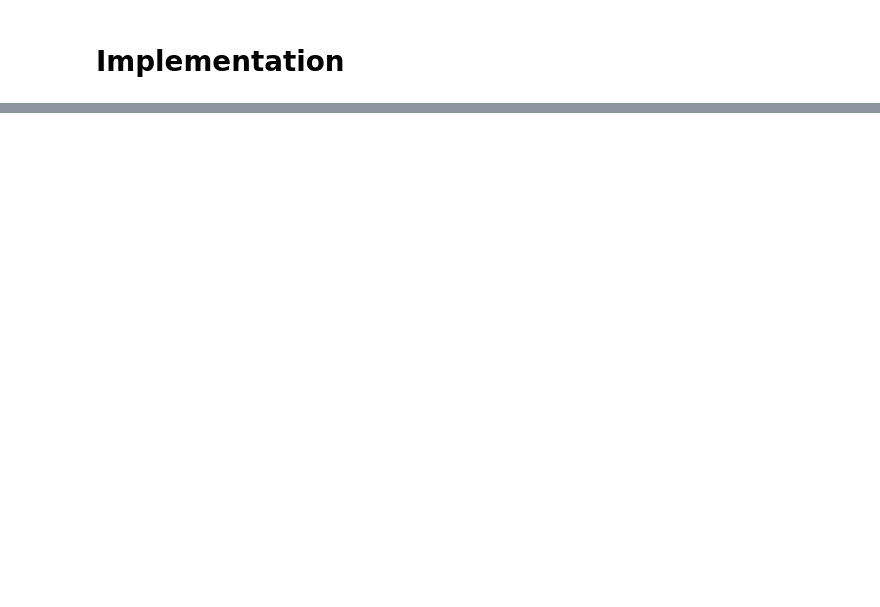
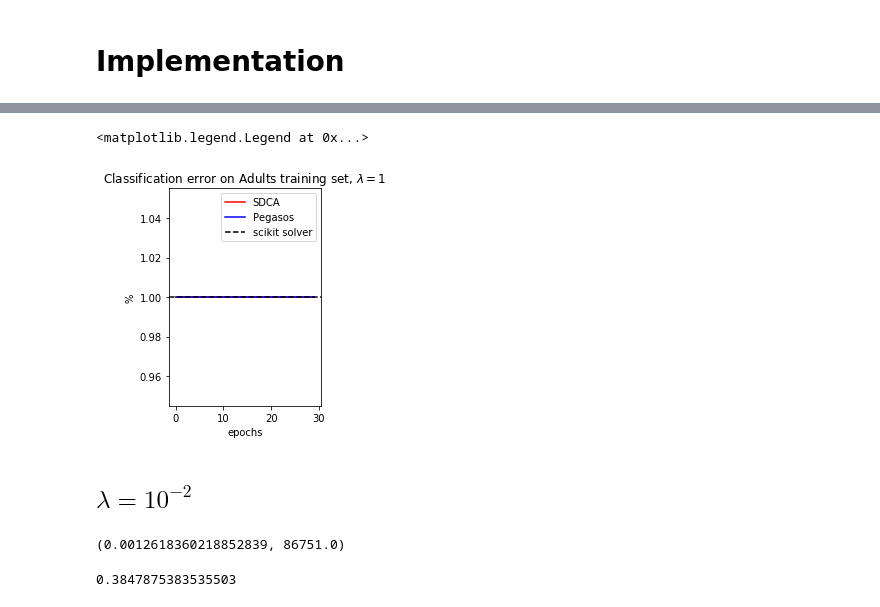
Before and after one commit to schechtman/SDCA, a Jupyter notebook: Untitled.ipynb, the cells around one changed output, grey strips where cells are left out. Cells and saved outputs as stored; diff of their text form; code cells hidden in the pictures; blank space fills up the shorter version.

```diff
--- a/Untitled.ipynb
+++ b/Untitled.ipynb
@@ -519,0 +237,14 @@ ValueError: x and y must have same first dimension, but have shapes (100,) and (
+# %%
+plt.subplot(122)
+plt.plot(np.array(C)[::10], c="r", label="SDCA")
+plt.plot(C_peg[::10], c="b", label="Pegasos")
+plt.axhline(y=C_train_scikit, color='black', linestyle='--', label="scikit solver")
+plt.xlabel("epochs")
+plt.ylabel("%")
+plt.title("Classification error on Adults training set, $\lambda = {}$".format(lmd))
+plt.legend()
+# %% [output]
+<matplotlib.legend.Legend at 0x...>
+[figure, added]
+# %% [markdown]
+## $\lambda=10^{-2}$
@@ -519,0 +259,17 @@ ValueError: x and y must have same first dimension, but have shapes (100,) and (
+# %%
+l = np.ceil(max(0, n * np.log(0.5 * lmd * n))) + n
+dual_gap_bound = [np.inf for i in range(int(l) + 1)]
+for i in range(int(l) + 1, n_iter):
+    dual_gap_bound.append(5 / (lmd * (i - l )))
+dual_gap_bound[-1], l
+# %% [output]
+(0.0012618360218852839, 86751.0)
+# %%
+clf = LinearSVC(fit_intercept=False, loss="hinge", max_iter=n_iter, C=C_scikit)
+clf.fit(X_train, y_train)
+w_scikit = clf.coef_.T
+C_train_scikit = Class(X_train, y_train, w_scikit)
+P_star = Primal(X_train, y_train, w_scikit, lmd)
+P_star
+# %% [output]
+0.3847875383535503
```
Also changed, not shown: parts of 135 cells of this notebook.
